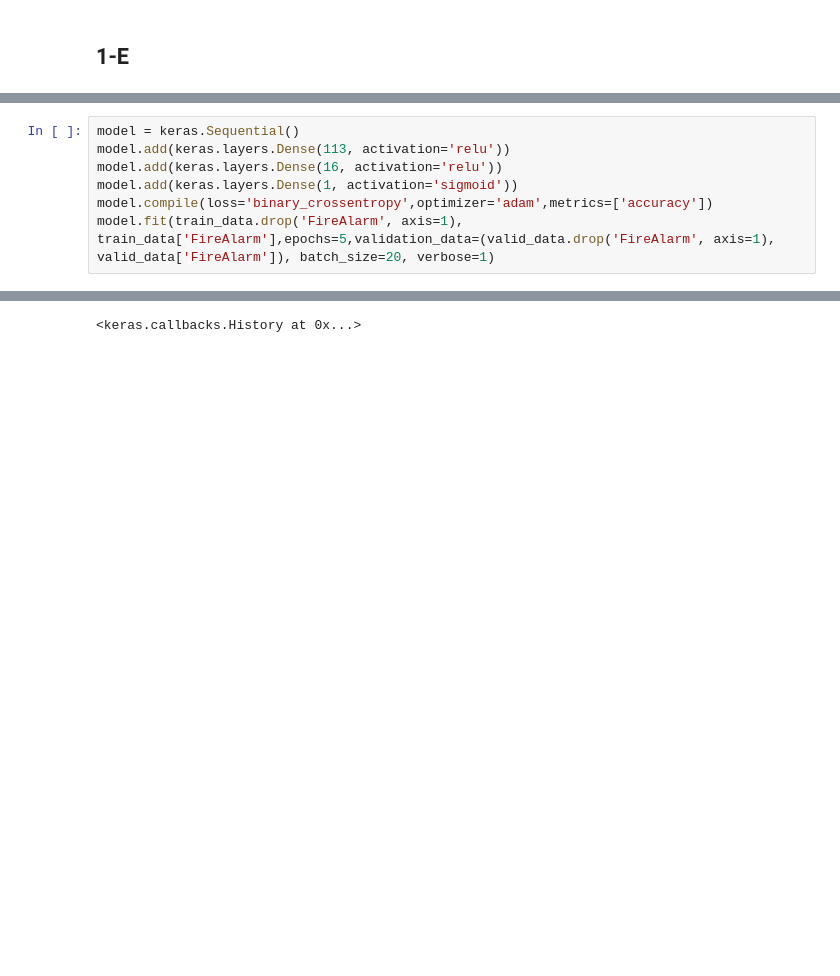
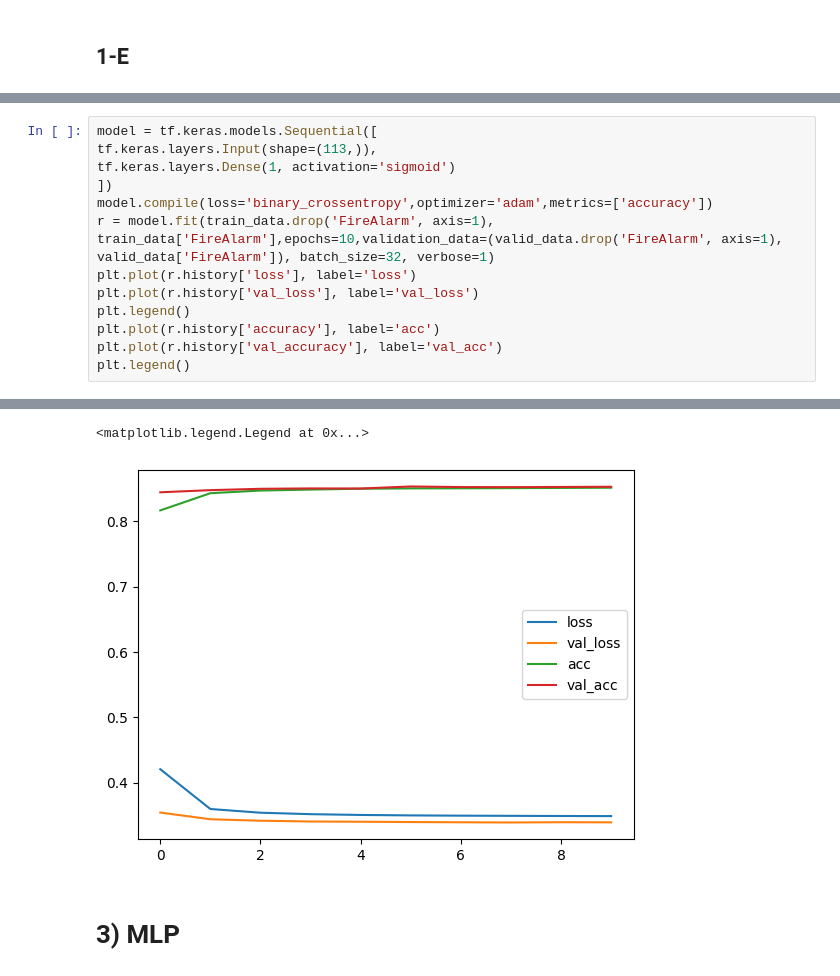
Before and after one commit to smmir-cent/DL-Course, a Jupyter notebook: HW02/Source-codes/401131065_src.ipynb, the cells around one changed output, grey strips where cells are left out. Saved outputs shown, nothing was run; the diff lists cells and outputs as text; blank space fills up the shorter version.

```diff
--- a/HW02/Source-codes/401131065_src.ipynb
+++ b/HW02/Source-codes/401131065_src.ipynb
@@ -247,8 +277,14 @@ train_data
 # %%
-model = keras.Sequential()
-model.add(keras.layers.Dense(113, activation='relu'))
-model.add(keras.layers.Dense(16, activation='relu'))
-model.add(keras.layers.Dense(1, activation='sigmoid'))
+model = tf.keras.models.Sequential([
+tf.keras.layers.Input(shape=(113,)),
+tf.keras.layers.Dense(1, activation='sigmoid')
+])
 model.compile(loss='binary_crossentropy',optimizer='adam',metrics=['accuracy'])
-model.fit(train_data.drop('FireAlarm', axis=1), train_data['FireAlarm'],epochs=5,validation_data=(valid_data.drop('FireAlarm', axis=1), valid_data['FireAlarm']), batch_size=20, verbose=1)
+r = model.fit(train_data.drop('FireAlarm', axis=1), train_data['FireAlarm'],epochs=10,validation_data=(valid_data.drop('FireAlarm', axis=1), valid_data['FireAlarm']), batch_size=32, verbose=1)
+plt.plot(r.history['loss'], label='loss')
+plt.plot(r.history['val_loss'], label='val_loss')
+plt.legend()
+plt.plot(r.history['accuracy'], label='acc')
+plt.plot(r.history['val_accuracy'], label='val_acc')
+plt.legend()
 # %% [output]
@@ -265 +311,4 @@ Epoch 5/5
-<keras.callbacks.History at 0x...>
+<matplotlib.legend.Legend at 0x...>
+[figure, added]
+# %% [markdown]
+# 3) MLP
```
Also changed, not shown: parts of 31 cells of this notebook, 45 other files.
